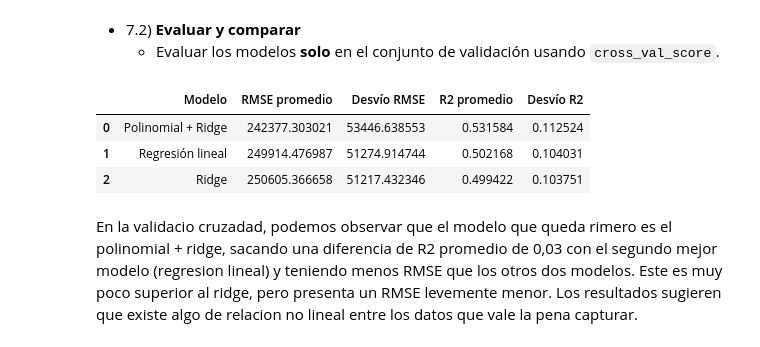
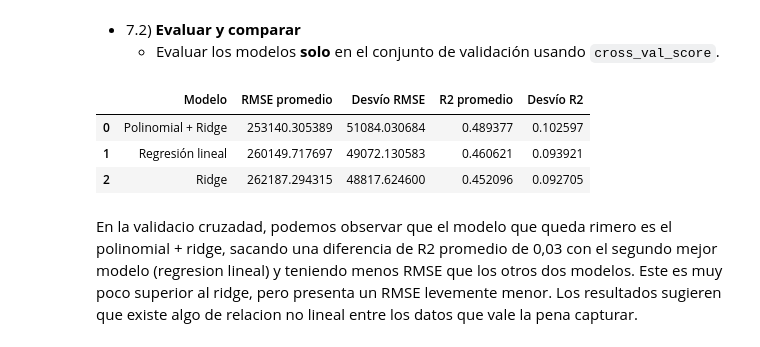
Before and after one commit to matigold22/TP-SIA, a Jupyter notebook: 2026_Consigna_TP1.ipynb, the cells around one changed output. Saved outputs shown, nothing was run; the diff lists cells and outputs as text; code cells hidden in the pictures.

```diff
--- a/2026_Consigna_TP1.ipynb
+++ b/2026_Consigna_TP1.ipynb
@@ -973,38 +986,45 @@ Buscmos captar relaciones no lineales entre las variables estructurales y el pre
 
 - 7.2) **Evaluar y comparar**
   - Evaluar los modelos **solo** en el conjunto de validación usando `cross_val_score`.
+# %%
+#Creamos copias con solo variables numéricas y booleanas para poder entrenar los modelos sin perder la información original de X_train y X_test.
+(X_train["created_on"] == X_train["start_date"]).mean()
+
+X_train_modelo = X_train.select_dtypes(include=["number", "bool"]).copy()
+
+X_test_modelo = X_test[X_train_modelo.columns].copy()
 # %%
 from sklearn.model_selection import KFold, cross_validate
 
 cv = KFold(n_splits=5, shuffle=True, random_state=42)
 
 metricas = {
     "RMSE": "neg_root_mean_squared_error", "R2": "r2"}
 
 modelos = {
     "Regresión lineal": modelo_lineal,
     "Ridge": modelo_ridge,
     "Polinomial + Ridge": modelo_polinomial_ridge}
 
 resultados = []
 
 for nombre, modelo in modelos.items():
-    scores = cross_validate(modelo, X_train, y_train, cv=cv, scoring=metricas, n_jobs=-1)
+    scores = cross_validate(modelo, X_train_modelo, y_train, cv=cv, scoring=metricas, n_jobs=-1)
 
     resultados.append({
         "Modelo": nombre,
         "RMSE promedio": -scores["test_RMSE"].mean(),
         "Desvío RMSE": scores["test_RMSE"].std(),
         "R2 promedio": scores["test_R2"].mean(),
         "Desvío R2": scores["test_R2"].std()})
 
 resultados_cv = (pd.DataFrame(resultados).sort_values("RMSE promedio").reset_index(drop=True))
 resultados_cv
 # %% [output]
 |  | Modelo | RMSE promedio | Desvío RMSE | R2 promedio | Desvío R2 |
-| 0 | Polinomial + Ridge | 242377.303021 | 53446.638553 | 0.531584 | 0.112524 |
-| 1 | Regresión lineal | 249914.476987 | 51274.914744 | 0.502168 | 0.104031 |
-| 2 | Ridge | 250605.366658 | 51217.432346 | 0.499422 | 0.103751 |
+| 0 | Polinomial + Ridge | 253140.305389 | 51084.030684 | 0.489377 | 0.102597 |
+| 1 | Regresión lineal | 260149.717697 | 49072.130583 | 0.460621 | 0.093921 |
+| 2 | Ridge | 262187.294315 | 48817.624600 | 0.452096 | 0.092705 |
 # %% [markdown]
 En la validacio cruzadad, podemos observar que el modelo que queda rimero es el polinomial + ridge, sacando una diferencia de R2 promedio de 0,03 con el segundo mejor modelo (regresion lineal) y teniendo menos RMSE que los otros dos modelos. Este es muy poco superior al ridge, pero presenta un RMSE levemente menor.
 Los resultados sugieren que existe algo de relacion no lineal entre los datos que vale la pena capturar.
```
Also changed, not shown: parts of 9 cells of this notebook.
